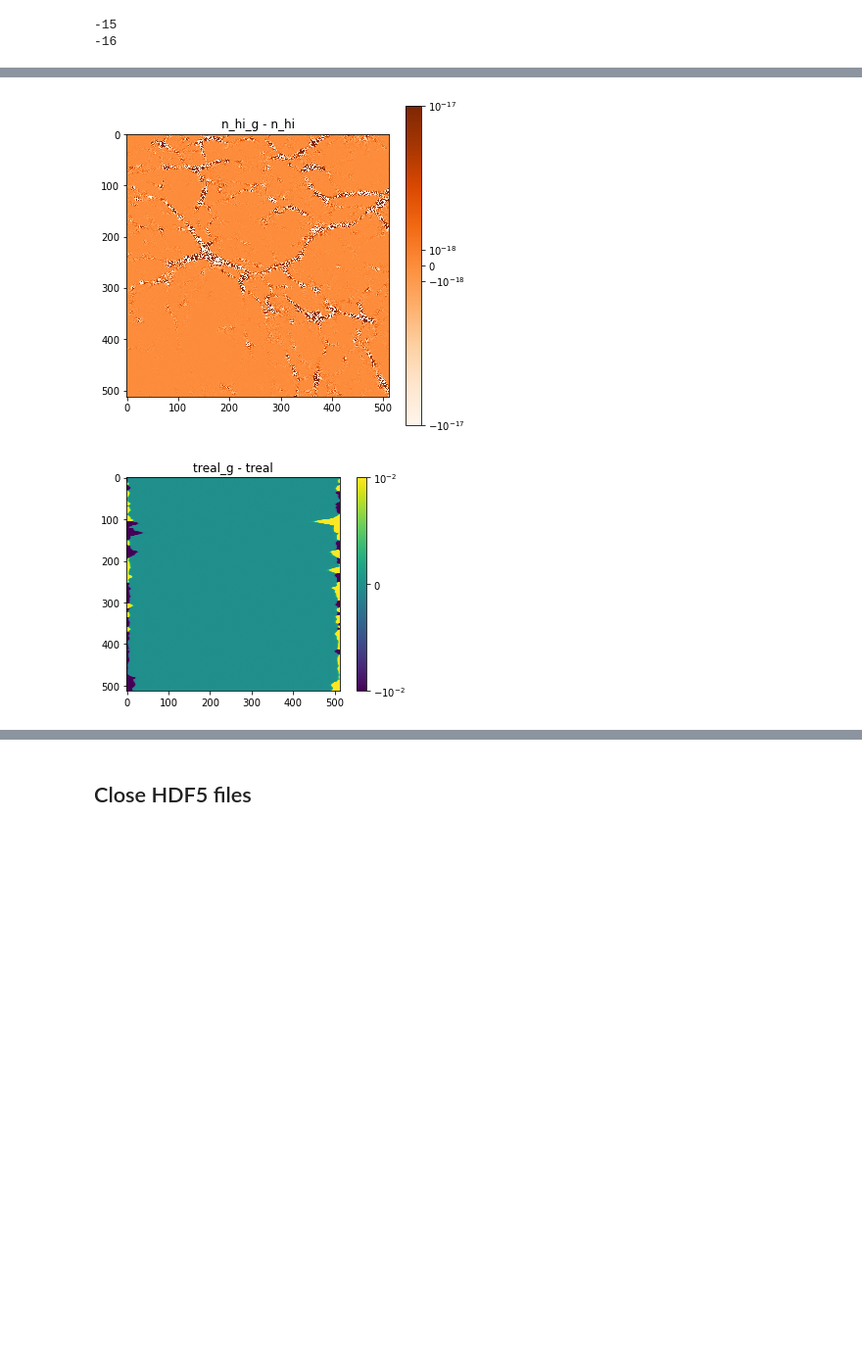
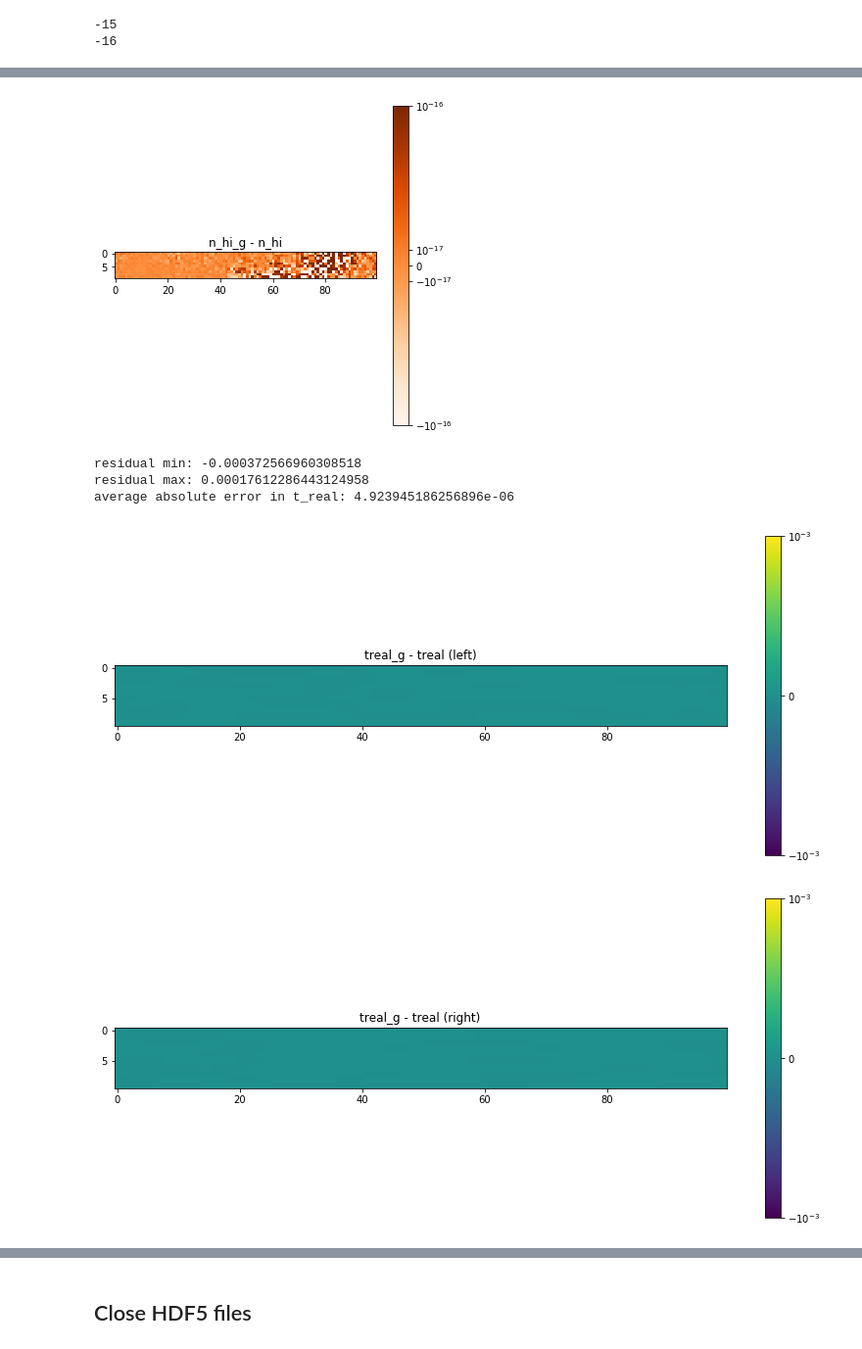
Before and after one commit to Jupiter1994/lya-tf, a Jupyter notebook: lya_fields/plot_fields.ipynb, the cells around one changed output, grey strips where cells are left out. Shown at 98% size. Saved outputs shown, nothing was run; the diff lists cells and outputs as text; code cells hidden in the pictures; blank space fills up the shorter version.

```diff
--- a/lya_fields/plot_fields.ipynb
+++ b/lya_fields/plot_fields.ipynb
@@ -10,7 +10,7 @@ import matplotlib.pyplot as plt
 sim_path = "../../../../../cscratch1/sd/jupiter/sim2_z3_FGPA_cgs.h5"
 
 # dimensions of each tf-derived field
-shape = [1, 512, 512]
+shape = [1, 10, 1024]
 # string representing the subsection's dimensions, e.g. '4x4x4'
 dims_str = str(shape[0]) + 'x' + str(shape[1]) + 'x' + str(shape[2])
 
@@ -155,16 +170,40 @@ def imshow_symlog(my_matrix, vmin, vmax, cmap, logthresh=5):
 # %%
-v = 1e-17
+v = 1e-16
+resid = n_hi_g - n_hi
 
-imshow_symlog(n_hi_g - n_hi, -v, v, cmap='Oranges', logthresh=16)
+imshow_symlog(resid[:, :100], -v, v, cmap='Oranges', logthresh=13)
 # %% [output]
-[figure, old version]
+[figure, new version]
 # %%
-v = 1e-2
-plt.imshow(treal_g - treal, cmap='viridis', vmin=-v, vmax=v, norm=mpl.colors.SymLogNorm(10**-2))
+v = 1e-3
+resid = treal_g - treal
+
+print('residual min:', np.min(resid))
+print('residual max:', np.max(resid))
+print('average absolute error in t_real:', np.mean(np.abs(resid)))
+
+### plot the full residuals field
+# fig = plt.figure(figsize=(14,6))
+# plt.imshow(resid, cmap='viridis', vmin=-v, vmax=v, norm=mpl.colors.SymLogNorm(10**-2))
+# plt.colorbar(ticks=[-v, 0, v])
+# plt.title('treal_g - treal')
+# plt.show()
+
+fig = plt.figure(figsize=(14,6))
+plt.imshow(resid[:,:100], cmap='viridis', vmin=-v, vmax=v, norm=mpl.colors.SymLogNorm(10**-2))
 plt.colorbar(ticks=[-v, 0, v])
-plt.title('treal_g - treal')
+plt.title('treal_g - treal (left)')
+plt.show()
 
+fig = plt.figure(figsize=(14,6))
+plt.imshow(resid[:,-100:], cmap='viridis', vmin=-v, vmax=v, norm=mpl.colors.SymLogNorm(10**-2))
+plt.colorbar(ticks=[-v, 0, v])
+plt.title('treal_g - treal (right)')
 plt.show()
 # %% [output]
+residual min: -0.000372566960308518
+residual max: 0.00017612286443124958
+average absolute error in t_real: 4.923945186256896e-06
-[figure, old version]
+[figure, new version]
+[figure, added]
 # %%
```
Also changed, not shown: parts of 6 cells of this notebook, 10 other files.
